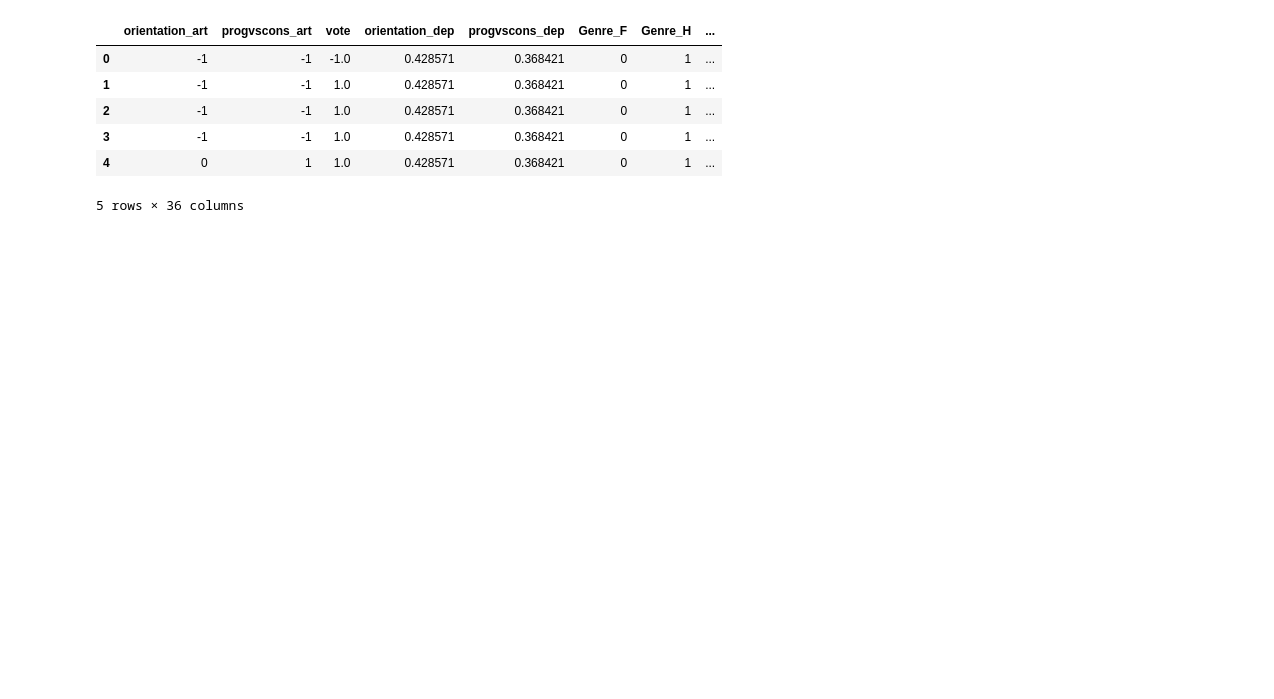
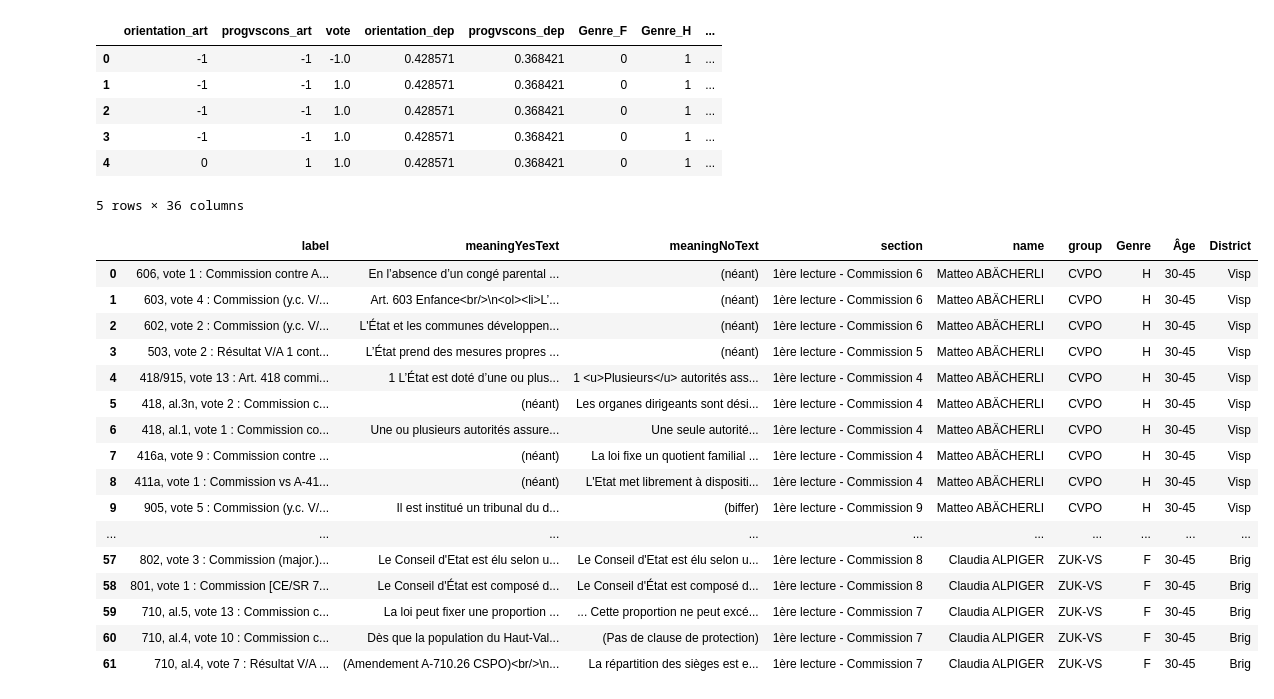
Before and after one commit to blanchemarion/project2_vote_pred, a Jupyter notebook: Code/new_data_processing.ipynb, the cells around one changed output. Cells and saved outputs as stored; diff of their text form; code cells hidden in the pictures; blank space fills up the shorter version.

```diff
--- a/Code/new_data_processing.ipynb
+++ b/Code/new_data_processing.ipynb
@@ -217,3 +233,23 @@ prepared_df.head()
 5 rows × 36 columns
 # %%
 prepared_df.to_csv('dataSetForML.csv')
+# %%
+cat_df.head(60)
+# %% [output]
+|  | label | meaningYesText | meaningNoText | section | name | group | Genre | Âge | District |
+| 0 | 606, vote 1 : Commission contre A... | En l’absence d’un congé parental ... | (néant) | 1ère lecture - Commission 6 | Matteo ABÄCHERLI | CVPO | H | 30-45 | Visp |
+| 1 | 603, vote 4 : Commission (y.c. V/... | Art. 603 Enfance<br/>\n<ol><li>L’... | (néant) | 1ère lecture - Commission 6 | Matteo ABÄCHERLI | CVPO | H | 30-45 | Visp |
+| 2 | 602, vote 2 : Commission (y.c. V/... | L'État et les communes développen... | (néant) | 1ère lecture - Commission 6 | Matteo ABÄCHERLI | CVPO | H | 30-45 | Visp |
+| 3 | 503, vote 2 : Résultat V/A 1 cont... | L’État prend des mesures propres ... | (néant) | 1ère lecture - Commission 5 | Matteo ABÄCHERLI | CVPO | H | 30-45 | Visp |
+| 4 | 418/915, vote 13 : Art. 418 commi... | 1 L’État est doté d’une ou plus... | 1 <u>Plusieurs</u> autorités ass... | 1ère lecture - Commission 4 | Matteo ABÄCHERLI | CVPO | H | 30-45 | Visp |
+| 5 | 418, al.3n, vote 2 : Commission c... | (néant) | Les organes dirigeants sont dési... | 1ère lecture - Commission 4 | Matteo ABÄCHERLI | CVPO | H | 30-45 | Visp |
+| 6 | 418, al.1, vote 1 : Commission co... | Une ou plusieurs autorités assure... | Une seule autorité... | 1ère lecture - Commission 4 | Matteo ABÄCHERLI | CVPO | H | 30-45 | Visp |
+| 7 | 416a, vote 9 : Commission contre ... | (néant) | La loi fixe un quotient familial ... | 1ère lecture - Commission 4 | Matteo ABÄCHERLI | CVPO | H | 30-45 | Visp |
+| 8 | 411a, vote 1 : Commission vs A-41... | (néant) | L'Etat met librement à dispositi... | 1ère lecture - Commission 4 | Matteo ABÄCHERLI | CVPO | H | 30-45 | Visp |
+| 9 | 905, vote 5 : Commission (y.c. V/... | Il est institué un tribunal du d... | (biffer) | 1ère lecture - Commission 9 | Matteo ABÄCHERLI | CVPO | H | 30-45 | Visp |
+| ... | ... | ... | ... | ... | ... | ... | ... | ... | ... |
+| 57 | 802, vote 3 : Commission (major.)... | Le Conseil d'Etat est élu selon u... | Le Conseil d'Etat est élu selon u... | 1ère lecture - Commission 8 | Claudia ALPIGER | ZUK-VS | F | 30-45 | Brig |
+| 58 | 801, vote 1 : Commission [CE/SR 7... | Le Conseil d'État est composé d... | Le Conseil d'État est composé d... | 1ère lecture - Commission 8 | Claudia ALPIGER | ZUK-VS | F | 30-45 | Brig |
+| 59 | 710, al.5, vote 13 : Commission c... | La loi peut fixer une proportion ... | ... Cette proportion ne peut excé... | 1ère lecture - Commission 7 | Claudia ALPIGER | ZUK-VS | F | 30-45 | Brig |
+| 60 | 710, al.4, vote 10 : Commission c... | Dès que la population du Haut-Val... | (Pas de clause de protection) | 1ère lecture - Commission 7 | Claudia ALPIGER | ZUK-VS | F | 30-45 | Brig |
+| 61 | 710, al.4, vote 7 : Résultat V/A ... | (Amendement A-710.26 CSPO)<br/>\n... | La répartition des sièges est e... | 1ère lecture - Commission 7 | Claudia ALPIGER | ZUK-VS | F | 30-45 | Brig |
```
Also changed, not shown: parts of 45 cells of this notebook, 8 other files.
